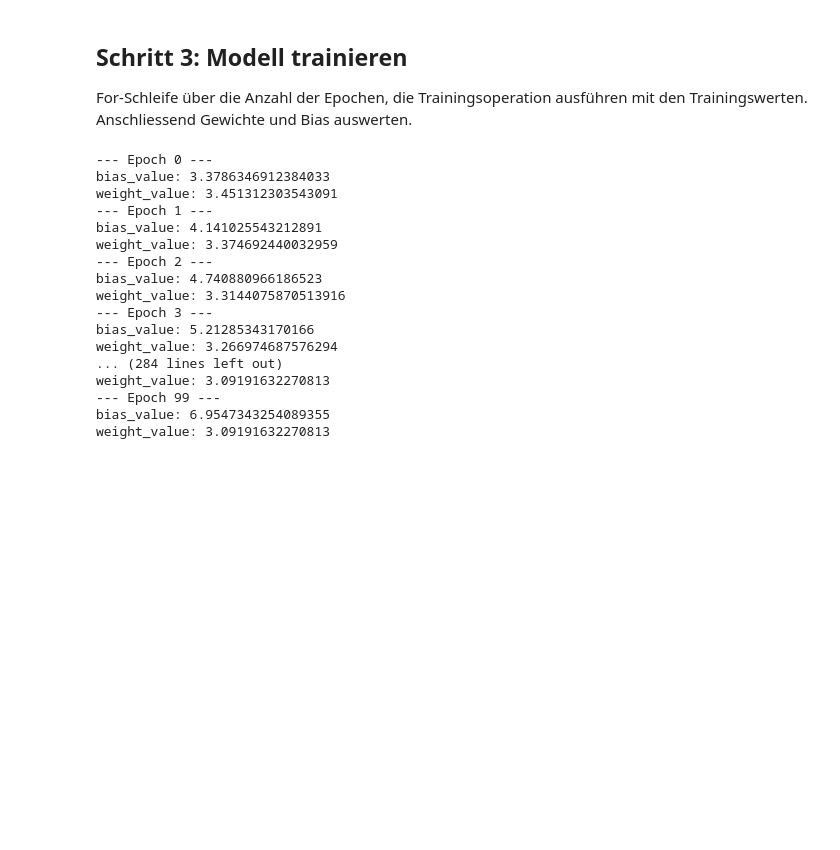
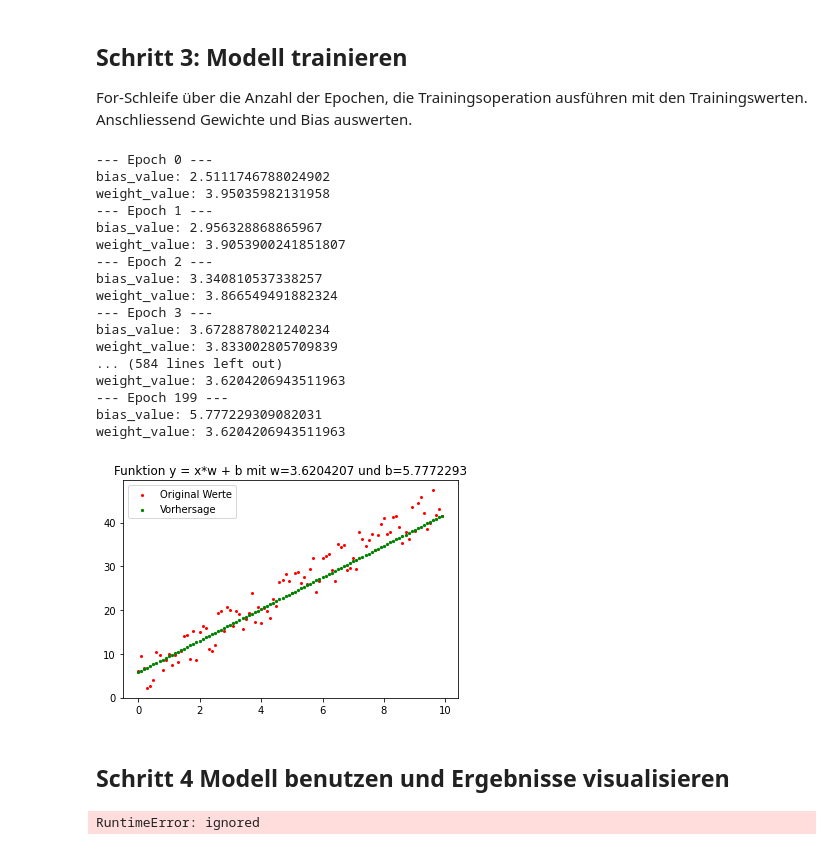
Before and after one commit to Hinni79/deeplearningbook, a Jupyter notebook: DLBook_Project1.ipynb, the cells around one changed output. Drawn from its saved outputs; the diff is of its cells as text; code cells hidden in the pictures; blank space fills up the shorter version.

```diff
--- a/DLBook_Project1.ipynb
+++ b/DLBook_Project1.ipynb
@@ -40,39 +38,60 @@ b = tf.Variable(0.0, name="bias")
 # %%
 # Cost function
 cost = tf.square(Y - linear_regression_model(X, w, b))
-train_op = tf.train.GradientDescentOptimizer(0.01).minimize(cost)
+train_op = tf.train.GradientDescentOptimizer(0.005).minimize(cost)
 # %% [markdown]
 ## Schritt 3: Modell trainieren
 For-Schleife über die Anzahl der Epochen, die Trainingsoperation ausführen mit den Trainingswerten. Anschliessend Gewichte und Bias auswerten.
 # %%
-epochs = range(0,100)
+epochs = range(0,200)
 with tf.Session() as sess:
     sess.run(tf.global_variables_initializer())
     for i in epochs:
         print("--- Epoch {} ---".format(i))
         for (x,y) in zip(input,output):
             sess.run(train_op, feed_dict={X:x, Y:y})
 
         weight_value = sess.run(w)
         bias_value = sess.run(b)
 
         print("bias_value: {}".format(bias_value))
         print("weight_value: {}".format(weight_value))
+
+    input = np.arange(0, 10, 0.1)
+    predicted_output = sess.run(linear_regression_model(input, weight_value, bias_value))
+    plt.title('Funktion')
+    plt.scatter(input, output, c="red", s=4, label="Original Werte")
+    plt.scatter(input, predicted_output, c="g", s=5, label="Vorhersage")
+    plt.legend(loc='upper left')
+    plt.title('Funktion y = x*w + b mit w='+str(weight_value)+' und b='+str(bias_value))
 # %% [output]
 --- Epoch 0 ---
-bias_value: 3.3786346912384033
-weight_value: 3.451312303543091
+bias_value: 2.5111746788024902
+weight_value: 3.95035982131958
 --- Epoch 1 ---
-bias_value: 4.141025543212891
-weight_value: 3.374692440032959
+bias_value: 2.956328868865967
+weight_value: 3.9053900241851807
 --- Epoch 2 ---
-bias_value: 4.740880966186523
-weight_value: 3.3144075870513916
+bias_value: 3.340810537338257
+weight_value: 3.866549491882324
 --- Epoch 3 ---
-bias_value: 5.21285343170166
-weight_value: 3.266974687576294
-... (284 lines left out)
-weight_value: 3.09191632270813
---- Epoch 99 ---
-bias_value: 6.9547343254089355
-weight_value: 3.09191632270813
+bias_value: 3.6728878021240234
+weight_value: 3.833002805709839
+... (584 lines left out)
+weight_value: 3.6204206943511963
+--- Epoch 199 ---
+bias_value: 5.777229309082031
+weight_value: 3.6204206943511963
+[figure, added]
+# %% [markdown]
+## Schritt 4 Modell benutzen und Ergebnisse visualisieren
+# %%
+input = np.arange(0, 10, 0.1)
+predicted_output = sess.run(linear_regression_model(input, weight_value, bias_value))
+plt.title('Funktion')
+plt.scatter(input, output, c="red", s=4, label="Original Werte")
+plt.scatter(input, predicted_output, c="g", s=5, label="Vorhersage")
+plt.legend(loc='upper left')
+plt.title('Funktion y = x*w + b mit w='+str(weight_value)+' und b='+str(bias_value))
+# %% [output]
+RuntimeError: ignored
```
Also changed, not shown: parts of 2 cells of this notebook.
